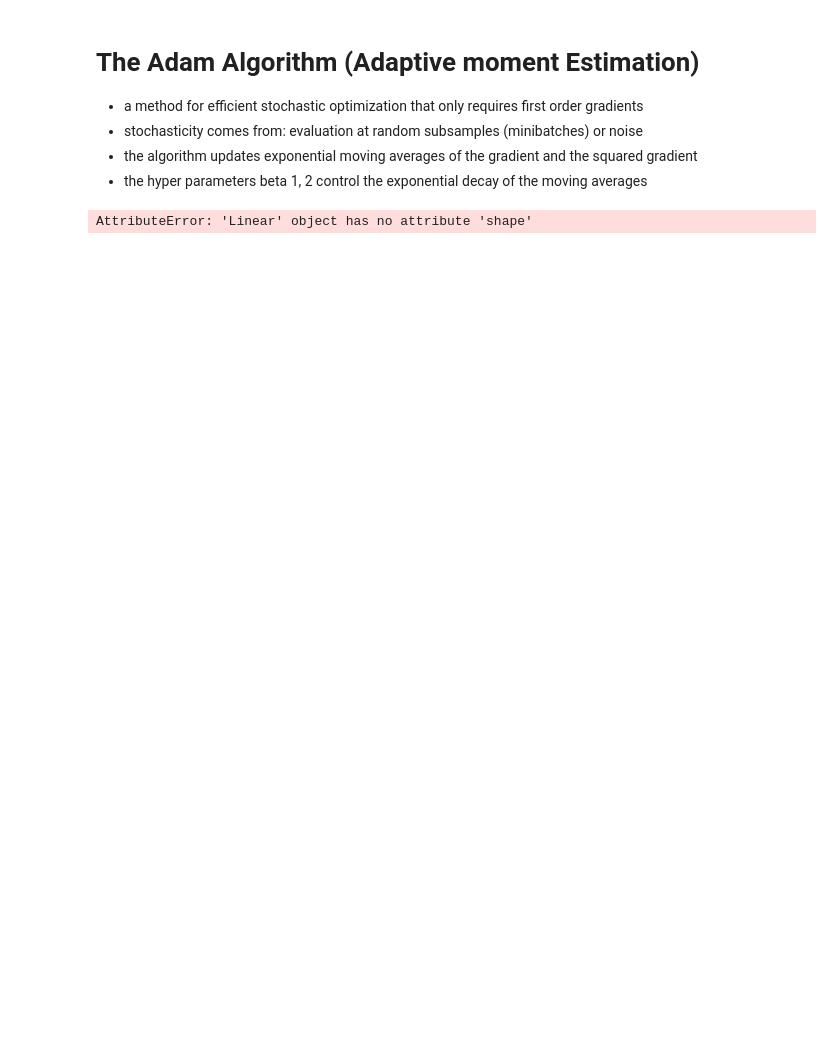
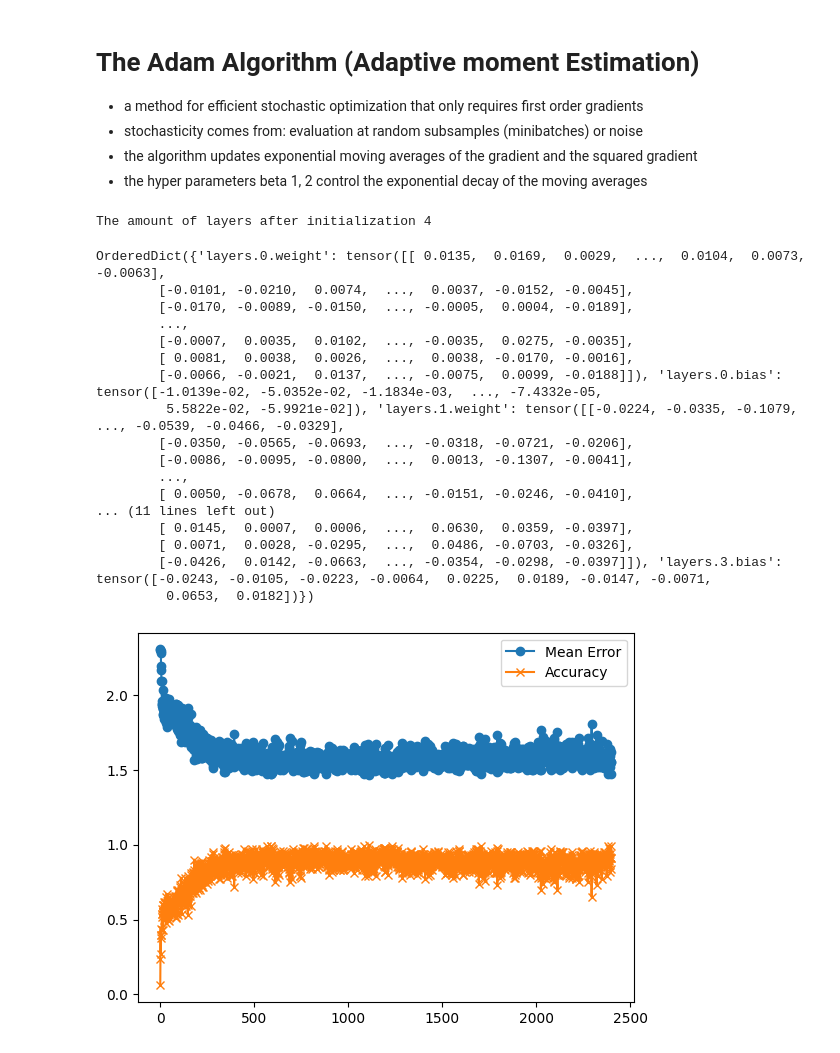
Before and after one commit to joris68/Machine_Intelligence1, a Jupyter notebook: Notebooks/convulationalNeuralNetwork.ipynb, the cells around one changed output. Drawn from its saved outputs; the diff is of its cells as text; code cells hidden in the pictures; blank space fills up the shorter version.

```diff
--- a/Notebooks/convulationalNeuralNetwork.ipynb
+++ b/Notebooks/convulationalNeuralNetwork.ipynb
@@ -65,7 +65,6 @@ class LinearModel(nn.Module):
 
      # gives back the ratio between correctly classified and batch size
      def calculate_accuracy(self, pred: torch.tensor, actual : torch.tensor):
-
           counter_acc = 0
           counter = 0
           for row in pred:
@@ -104,11 +103,22 @@ def train_linear_model(
 
      return errors, accuracies, epochs_counter
 
+def save_model_dict(model, PATH) -> None:
+     print(model.state_dict())
+     torch.save(model.state_dict(), PATH)
+
+def load_model(PATH, model : nn.Module):
+     state_dict = torch.load(PATH)
+     model.load_state_dict(state_dict)
+     return model
+
 
 model = LinearModel(INPUT_SIZE, OUTPUT_SIZE)
 model.init_weights(INPUT_SIZE)
 
 errors_linear_model, acc, number_epochs = train_linear_model(model, nn.CrossEntropyLoss(), train_loader)
+
+save_model_dict(model, "./models/linearModel.pt" )
 
 def plot_linear_model(errors, acc):
      x_axis = list(range(len(errors)))
@@ -186,11 +225,12 @@ class MLP(nn.Module):
 
         def init_model_layers(self, dimensions : list[int])-> nn.ModuleList:
                 layers = nn.ModuleList()
-                for idx in range(1, len(dimensions) -1):
+                for idx in range(1, len(dimensions)):
                         new_layer = nn.Linear(in_features=dimensions[idx -1],out_features=dimensions[idx],  bias=True)
                         self.init_weights(new_layer)
                         self.init_bias(new_layer)
                         layers.append(new_layer)
+                print(f"The amount of layers after initialization {len(layers)}")
                 return layers
 
         def forward(self, input : torch.tensor) -> torch.tensor:
@@ -207,8 +247,8 @@ class MLP(nn.Module):
                 init.trunc_normal_(layer.weight, mean=self.mean_weight, std=self.std_weight, a=-2, b=2)
 
         def init_bias(self, layer: nn.Linear):
-                ten=  torch.tensor([(-0.1) ** 5.0 for _ in range(height)])
-                layer.bias =  nn.Parameter(ten, requires_grad=True)
+                if isinstance(layer, nn.Linear):
+                        init.constant_(layer.bias, (-0.1) ** 5.0)
 
         # gives back the ratio between correctly classified and batch size
         def calculate_accuracy(self, pred: torch.tensor, actual : torch.tensor):
@@ -221,39 +261,59 @@ class MLP(nn.Module):
                     counter_acc += 1
                counter += 1
 
           return counter_acc / len(pred)
 
 
 def train_MLP_model(mlp_model : MLP, train_loader : DataLoader , iterations : int) -> tuple[list[float], list[float]]:
         # initlaized with the standard parameters
         optimizer = optim.Adam(mlp_model.parameters(), lr=0.001 )
 
         errors = []
         accuracies = []
         iterations_counter = 0
         while iterations_counter < iterations:
                 for batch, labels in train_loader:
-                        flat = model.flatten_batch_input(batch)
+                        flat = mlp_model.flatten_batch_input(batch)
                         optimizer.zero_grad()
-                        out =  model.forward(flat)
-                        accuracy = model.calculate_accuracy(out, labels)
-                        loss = model.loss_function(out, labels)
+                        out =  mlp_model.forward(flat)
+                        accuracy = mlp_model.calculate_accuracy(out, labels)
+                        loss = mlp_model.loss_function(out, labels)
                         loss.backward()
                         optimizer.step()
                         errors.append(loss.item())
                         accuracies.append(accuracy)
                         iterations_counter += 1
 
         return errors, accuracies
 
 
 MEAN_WEIGHT = 0.0
 WEIGHT_STD = 0.01
 
-mlp_model = MLP(nn.CrossEntropyLoss, [784, 1500, 1500, 1500, 10], [nn.ReLU, nn.ReLU, nn.ReLU, nn.Softmax], MEAN_WEIGHT, std_weight=WEIGHT_STD)
-print(list(mlp_model.parameters()))
-#errors, accuracies = train_MLP_model(mlp_model,train_loader, 20000)
+mlp_model = MLP(nn.CrossEntropyLoss(), [784, 1500, 1500, 1500, 10], [nn.ReLU(), nn.ReLU(), nn.ReLU(), nn.Softmax()], MEAN_WEIGHT, std_weight=WEIGHT_STD)
+#print(list(mlp_model.parameters()))
+errors, accuracies = train_MLP_model(mlp_model,train_loader, 2000)
 
-#plot_linear_model(errors=errors, acc=accuracies)
+save_model_dict(mlp_model, "./models/mlpModel.pt")
+
+plot_linear_model(errors=errors, acc=accuracies)
 # %% [output]
-AttributeError: 'Linear' object has no attribute 'shape'
+The amount of layers after initialization 4
+OrderedDict({'layers.0.weight': tensor([[ 0.0135,  0.0169,  0.0029,  ...,  0.0104,  0.0073, -0.0063],
+        [-0.0101, -0.0210,  0.0074,  ...,  0.0037, -0.0152, -0.0045],
+        [-0.0170, -0.0089, -0.0150,  ..., -0.0005,  0.0004, -0.0189],
+        ...,
+        [-0.0007,  0.0035,  0.0102,  ..., -0.0035,  0.0275, -0.0035],
+        [ 0.0081,  0.0038,  0.0026,  ...,  0.0038, -0.0170, -0.0016],
+        [-0.0066, -0.0021,  0.0137,  ..., -0.0075,  0.0099, -0.0188]]), 'layers.0.bias': tensor([-1.0139e-02, -5.0352e-02, -1.1834e-03,  ..., -7.4332e-05,
+         5.5822e-02, -5.9921e-02]), 'layers.1.weight': tensor([[-0.0224, -0.0335, -0.1079,  ..., -0.0539, -0.0466, -0.0329],
+        [-0.0350, -0.0565, -0.0693,  ..., -0.0318, -0.0721, -0.0206],
+        [-0.0086, -0.0095, -0.0800,  ...,  0.0013, -0.1307, -0.0041],
+        ...,
+        [ 0.0050, -0.0678,  0.0664,  ..., -0.0151, -0.0246, -0.0410],
+... (11 lines left out)
+        [ 0.0145,  0.0007,  0.0006,  ...,  0.0630,  0.0359, -0.0397],
+        [ 0.0071,  0.0028, -0.0295,  ...,  0.0486, -0.0703, -0.0326],
+        [-0.0426,  0.0142, -0.0663,  ..., -0.0354, -0.0298, -0.0397]]), 'layers.3.bias': tensor([-0.0243, -0.0105, -0.0223, -0.0064,  0.0225,  0.0189, -0.0147, -0.0071,
+         0.0653,  0.0182])})
+[figure, added]
```
Also changed, not shown: parts of 8 cells of this notebook, 4 other files.
